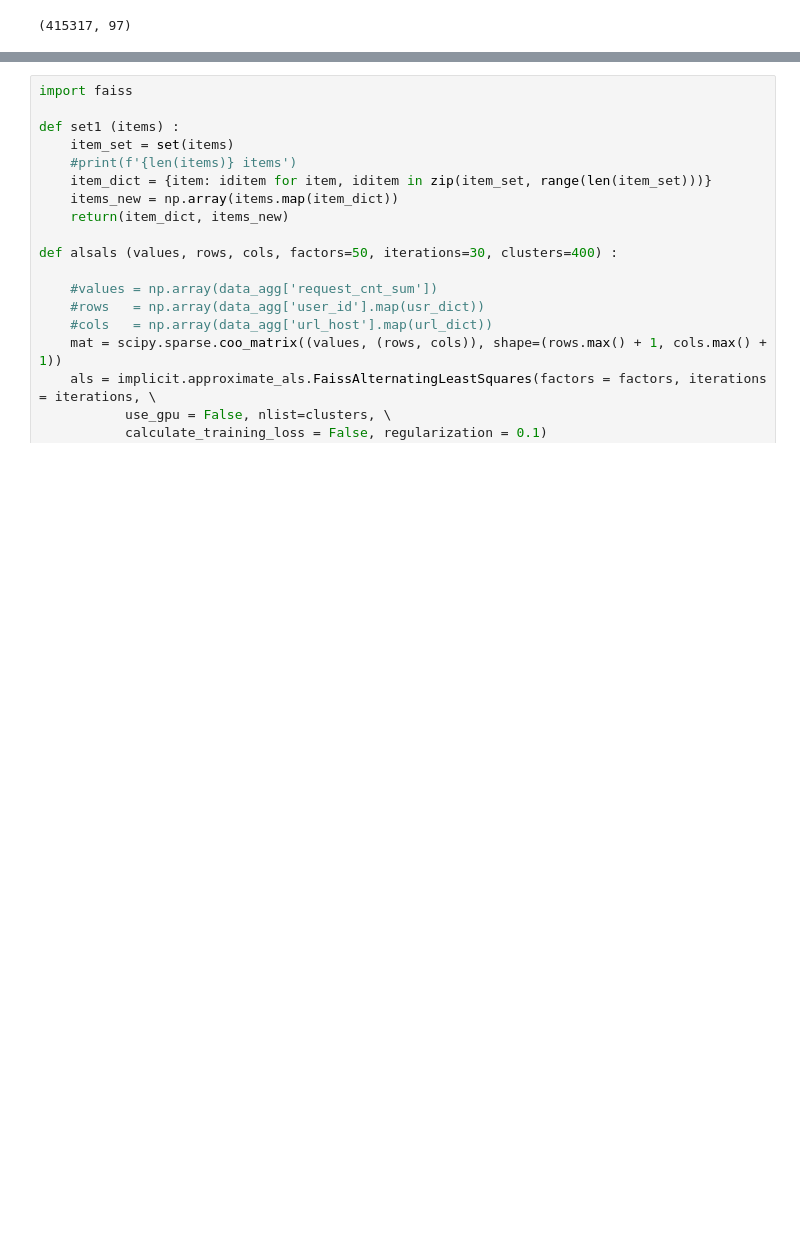
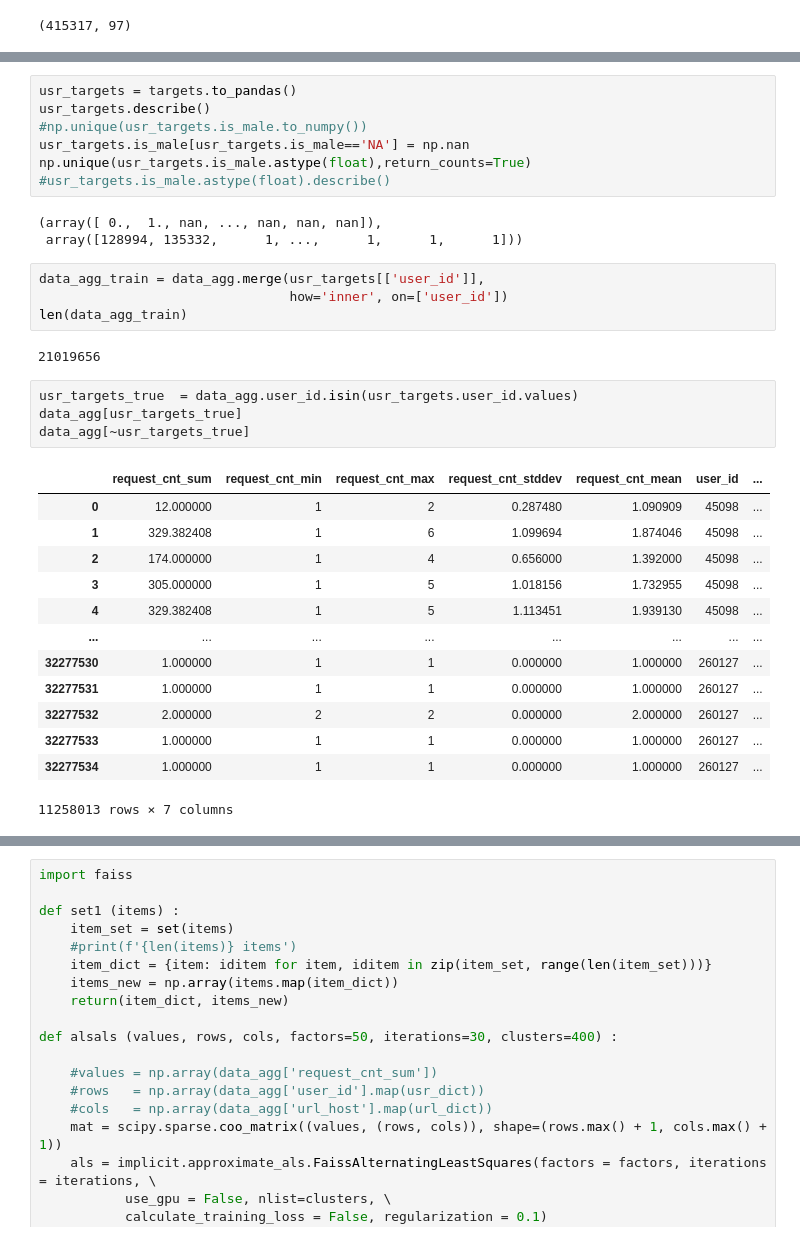
Before and after one commit to SorokinV/Challenge-MTS-2023, a Jupyter notebook: Data-Arch/Context_Baseline_Public.ipynb, the cells around one changed output, grey strips where cells are left out. Drawn from its saved outputs; the diff is of its cells as text; blank space fills up the shorter version.

```diff
--- a/Data-Arch/Context_Baseline_Public.ipynb
+++ b/Data-Arch/Context_Baseline_Public.ipynb
@@ -457,0 +480,34 @@ pd.DataFrame([(z.name, z.type) for z in targets.schema], columns = [['field', 't
+# %%
+usr_targets = targets.to_pandas()
+usr_targets.describe()
+#np.unique(usr_targets.is_male.to_numpy())
+usr_targets.is_male[usr_targets.is_male=='NA'] = np.nan
+np.unique(usr_targets.is_male.astype(float),return_counts=True)
+#usr_targets.is_male.astype(float).describe()
+# %% [output]
+(array([ 0.,  1., nan, ..., nan, nan, nan]),
+ array([128994, 135332,      1, ...,      1,      1,      1]))
+# %%
+data_agg_train = data_agg.merge(usr_targets[['user_id']],
+                                how='inner', on=['user_id'])
+len(data_agg_train)
+# %% [output]
+21019656
+# %%
+usr_targets_true  = data_agg.user_id.isin(usr_targets.user_id.values)
+data_agg[usr_targets_true]
+data_agg[~usr_targets_true]
+# %% [output]
+|  | request_cnt_sum | request_cnt_min | request_cnt_max | request_cnt_stddev | request_cnt_mean | user_id | ... |
+| 0 | 12.000000 | 1 | 2 | 0.287480 | 1.090909 | 45098 | ... |
+| 1 | 329.382408 | 1 | 6 | 1.099694 | 1.874046 | 45098 | ... |
+| 2 | 174.000000 | 1 | 4 | 0.656000 | 1.392000 | 45098 | ... |
+| 3 | 305.000000 | 1 | 5 | 1.018156 | 1.732955 | 45098 | ... |
+| 4 | 329.382408 | 1 | 5 | 1.113451 | 1.939130 | 45098 | ... |
+| ... | ... | ... | ... | ... | ... | ... | ... |
+| 32277530 | 1.000000 | 1 | 1 | 0.000000 | 1.000000 | 260127 | ... |
+| 32277531 | 1.000000 | 1 | 1 | 0.000000 | 1.000000 | 260127 | ... |
+| 32277532 | 2.000000 | 2 | 2 | 0.000000 | 2.000000 | 260127 | ... |
+| 32277533 | 1.000000 | 1 | 1 | 0.000000 | 1.000000 | 260127 | ... |
+| 32277534 | 1.000000 | 1 | 1 | 0.000000 | 1.000000 | 260127 | ... |
+11258013 rows × 7 columns
```
Also changed, not shown: parts of 21 cells of this notebook, 1 other file.
